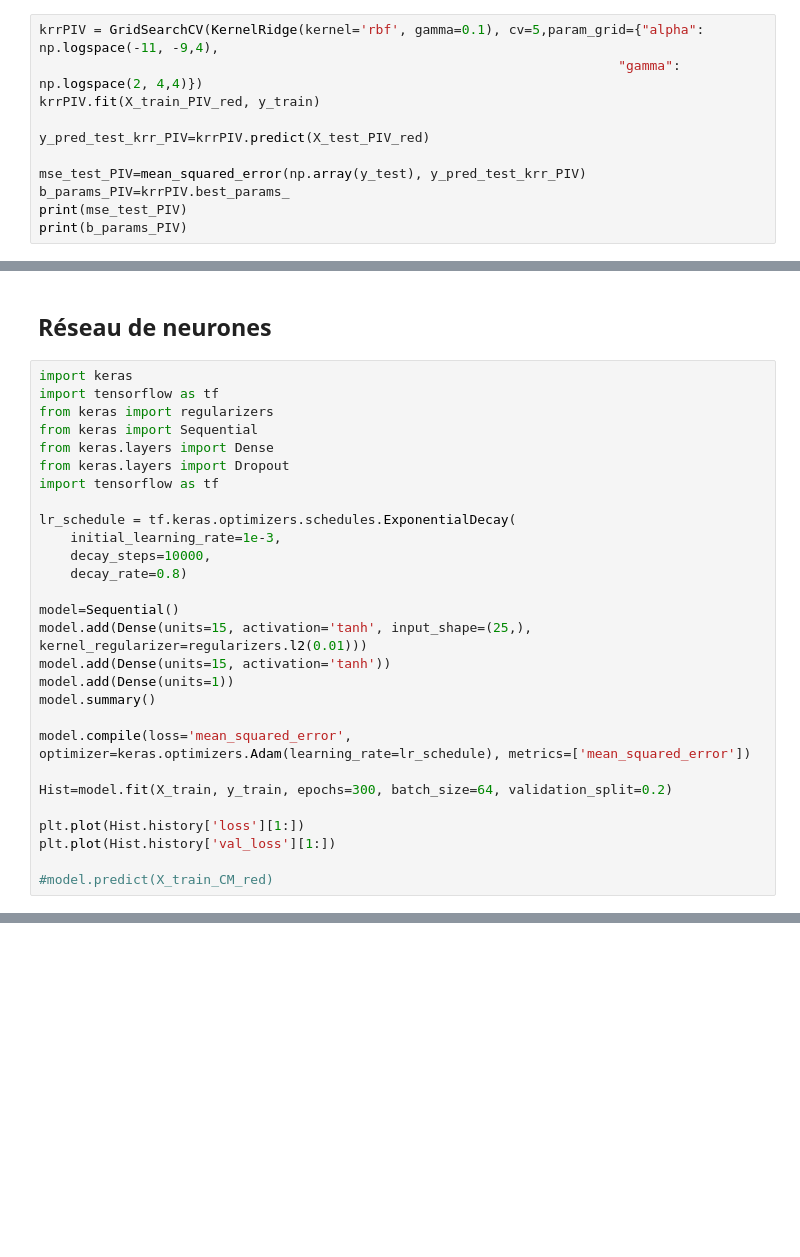
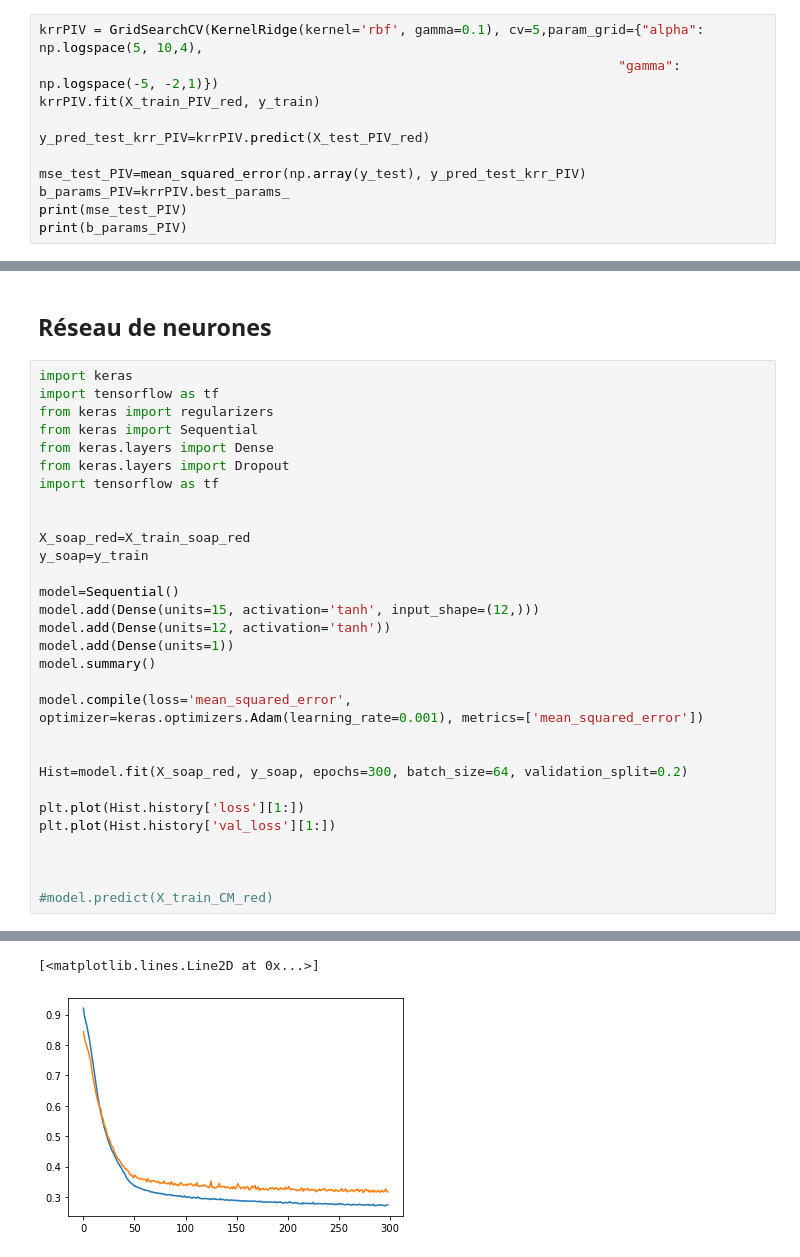
Before and after one commit to LoanRenaud/zundel, a Jupyter notebook: Zundel_Ion.ipynb, the cells around one changed output, grey strips where cells are left out. Drawn from its saved outputs; the diff is of its cells as text; blank space fills up the shorter version.

```diff
--- a/Zundel_Ion.ipynb
+++ b/Zundel_Ion.ipynb
@@ -669,8 +694,8 @@ plt.show()
 # %% [markdown]
 ### PIV ###
 # %%
-krrPIV = GridSearchCV(KernelRidge(kernel='rbf', gamma=0.1), cv=5,param_grid={"alpha": np.logspace(-11, -9,4),
-                                                                          "gamma": np.logspace(2, 4,4)})
+krrPIV = GridSearchCV(KernelRidge(kernel='rbf', gamma=0.1), cv=5,param_grid={"alpha": np.logspace(5, 10,4),
+                                                                          "gamma": np.logspace(-5, -2,1)})
 krrPIV.fit(X_train_PIV_red, y_train)
 
 y_pred_test_krr_PIV=krrPIV.predict(X_test_PIV_red)
@@ -704,22 +731,25 @@ from keras.layers import Dense
 from keras.layers import Dropout
 import tensorflow as tf
 
-lr_schedule = tf.keras.optimizers.schedules.ExponentialDecay(
-    initial_learning_rate=1e-3,
-    decay_steps=10000,
-    decay_rate=0.8)
+
+X_soap_red=X_train_soap_red
+y_soap=y_train
 
 model=Sequential()
-model.add(Dense(units=15, activation='tanh', input_shape=(25,), kernel_regularizer=regularizers.l2(0.01)))
-model.add(Dense(units=15, activation='tanh'))
+model.add(Dense(units=15, activation='tanh', input_shape=(12,)))
+model.add(Dense(units=12, activation='tanh'))
 model.add(Dense(units=1))
 model.summary()
 
-model.compile(loss='mean_squared_error', optimizer=keras.optimizers.Adam(learning_rate=lr_schedule), metrics=['mean_squared_error'])
+model.compile(loss='mean_squared_error', optimizer=keras.optimizers.Adam(learning_rate=0.001), metrics=['mean_squared_error'])
 
-Hist=model.fit(X_train, y_train, epochs=300, batch_size=64, validation_split=0.2)
+
+Hist=model.fit(X_soap_red, y_soap, epochs=300, batch_size=64, validation_split=0.2)
 
 plt.plot(Hist.history['loss'][1:])
 plt.plot(Hist.history['val_loss'][1:])
 
+
+
 #model.predict(X_train_CM_red)
+# %% [output]
@@ -725,0 +773,2 @@ plt.plot(Hist.history['val_loss'][1:])
+[<matplotlib.lines.Line2D at 0x...>]
+[figure, added]
```
Also changed, not shown: parts of 19 cells of this notebook, 9 other files.
